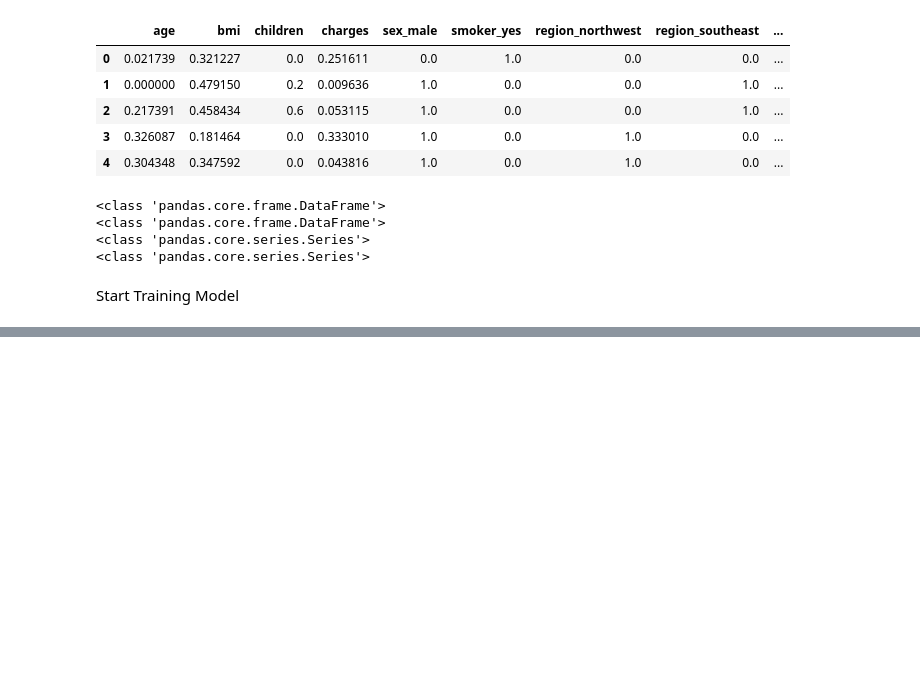
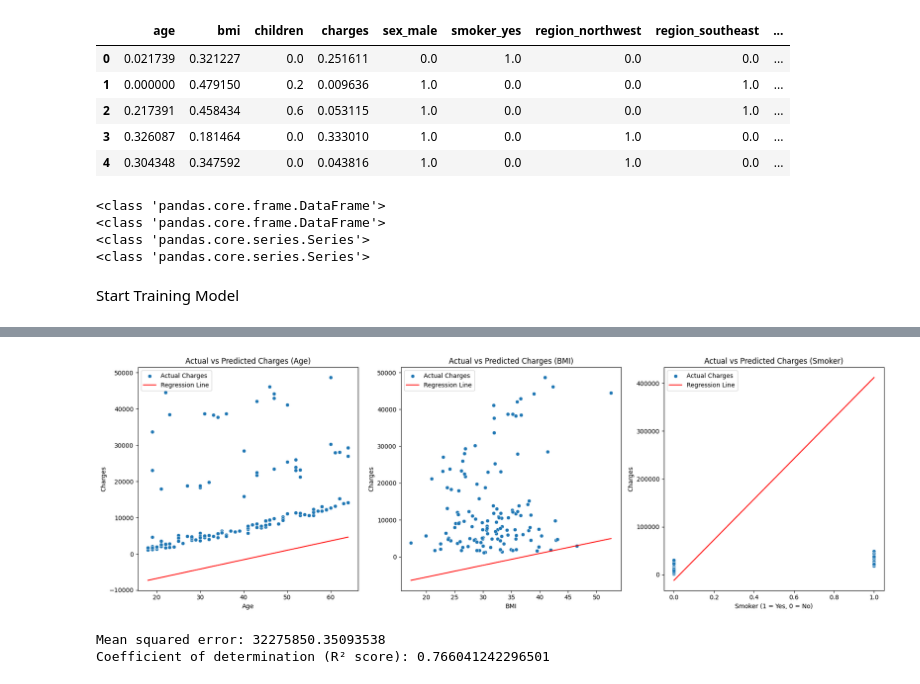
Before and after one commit to Cebm178/linear-regression-project-tutorial, a Jupyter notebook: src/explore.ipynb, the cells around one changed output, grey strips where cells are left out. Drawn from its saved outputs; the diff is of its cells as text; code cells hidden in the pictures; blank space fills up the shorter version.

```diff
--- a/src/explore.ipynb
+++ b/src/explore.ipynb
@@ -243,0 +279,3 @@ Start Training Model
+# %%
+y_pred = model.predict(X_test)
+y_pred
@@ -243,0 +300,54 @@ Start Training Model
+# %%
+# Add predictions to test data for comparison
+test_data = pd.concat([X_test, y_test], axis=1)  # Combine test features with actual y_test
+test_data['y_pred'] = y_pred  # Add the predicted charges to the test_data
+
+# Use the updated intercept and coefficients
+intercept = -11959.881551967766  # Updated intercept
+coef_age = 259.2239150576657  # Updated coefficient for 'age'
+coef_bmi = 321.60547692452417 # Updated coefficient for 'bmi'
+coef_smoker_yes = 423918.970685945715  # Updated coefficient for 'smoker_yes'
+
+# Define the regression equations for each feature using the new coefficients
+regression_age = lambda x: intercept + coef_age * x
+regression_bmi = lambda x: intercept + coef_bmi * x
+regression_smoker_yes = lambda x: intercept + coef_smoker_yes * x
+# %%
+# Create subplots for all selected features
+fig, axis = plt.subplots(1, 3, figsize=(18, 6))  # 3 columns for age, bmi, and smoker_yes
+
+# Plot 1: Charges vs Age
+sns.scatterplot(ax=axis[0], data=test_data, x='age', y='charges', label='Actual Charges')
+sns.lineplot(ax=axis[0], x=test_data['age'], y=regression_age(test_data['age']), color='red', label='Regression Line')
+axis[0].set_title('Actual vs Predicted Charges (Age)')
+axis[0].set_xlabel('Age')
+axis[0].set_ylabel('Charges')
+
+# Plot 2: Charges vs BMI
+sns.scatterplot(ax=axis[1], data=test_data, x='bmi', y='charges', label='Actual Charges')
+sns.lineplot(ax=axis[1], x=test_data['bmi'], y=regression_bmi(test_data['bmi']), color='red', label='Regression Line')
+axis[1].set_title('Actual vs Predicted Charges (BMI)')
+axis[1].set_xlabel('BMI')
+axis[1].set_ylabel('Charges')
+
+# Plot 3: Charges vs Smoker (Smoker_yes as 1 or 0)
+sns.scatterplot(ax=axis[2], data=test_data, x='smoker_yes', y='charges', label='Actual Charges')
+sns.lineplot(ax=axis[2], x=test_data['smoker_yes'], y=regression_smoker_yes(test_data['smoker_yes']), color='red', label='Regression Line')
+axis[2].set_title('Actual vs Predicted Charges (Smoker)')
+axis[2].set_xlabel('Smoker (1 = Yes, 0 = No)')
+axis[2].set_ylabel('Charges')
+
+# Adjust layout
+plt.tight_layout()
+plt.show()
+# %% [output]
+[figure, added]
+# %%
+# Calculate and print metrics
+mse = mean_squared_error(y_test, y_pred)
+r2 = r2_score(y_test, y_pred)
+print(f"Mean squared error: {mse}")
+print(f"Coefficient of determination (R² score): {r2}")
+# %% [output]
+Mean squared error: 32275850.35093538
+Coefficient of determination (R² score): 0.766041242296501
```
Also changed, not shown: parts of 8 cells of this notebook, 1 other file.
